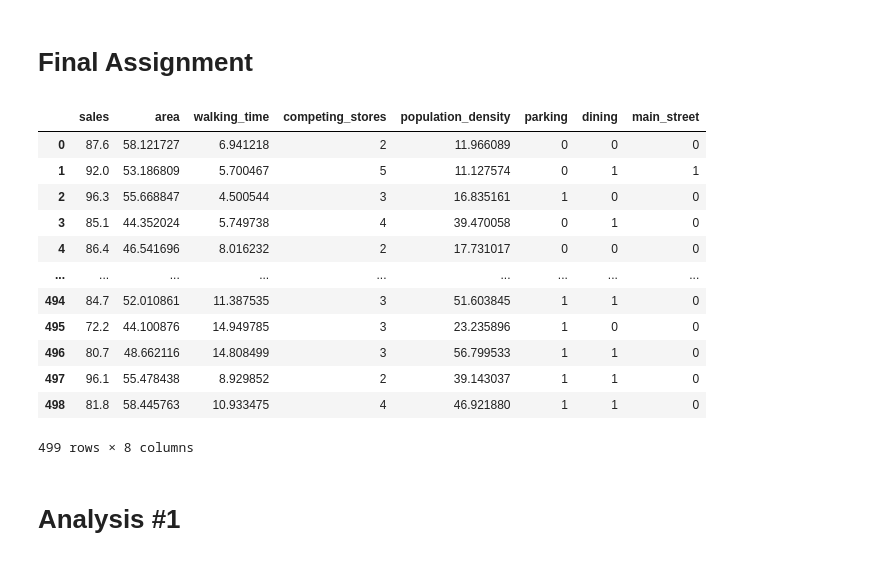
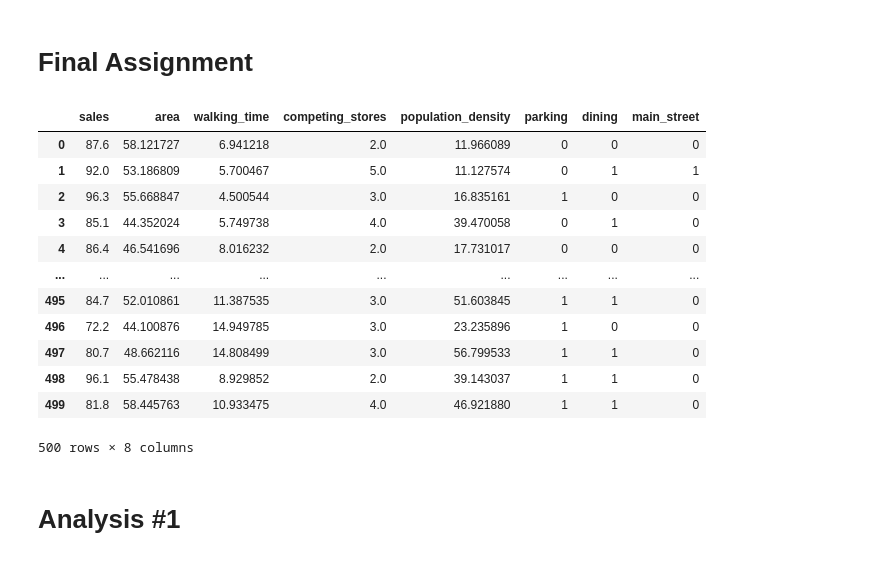
Before and after one commit to Jimin-Park0901/Data-Science, a Jupyter notebook: Store_Sale/final1.ipynb, the cells around one changed output. Drawn from its saved outputs; the diff is of its cells as text; code cells hidden in the pictures.

```diff
--- a/Store_Sale/final1.ipynb
+++ b/Store_Sale/final1.ipynb
@@ -3,28 +3,28 @@
 # %%
 %matplotlib inline
 
 import math
 import numpy as np
 import pandas as pd
 import matplotlib.pyplot as plt
 import seaborn as sns
 
-df = pd.read_csv('store_sales.csv')
+df = pd.read_csv('store_sales (1).csv')
 display(df)
 # %% [output]
 |  | sales | area | walking_time | competing_stores | population_density | parking | dining | main_street |
-| 0 | 87.6 | 58.121727 | 6.941218 | 2 | 11.966089 | 0 | 0 | 0 |
-| 1 | 92.0 | 53.186809 | 5.700467 | 5 | 11.127574 | 0 | 1 | 1 |
-| 2 | 96.3 | 55.668847 | 4.500544 | 3 | 16.835161 | 1 | 0 | 0 |
-| 3 | 85.1 | 44.352024 | 5.749738 | 4 | 39.470058 | 0 | 1 | 0 |
-| 4 | 86.4 | 46.541696 | 8.016232 | 2 | 17.731017 | 0 | 0 | 0 |
+| 0 | 87.6 | 58.121727 | 6.941218 | 2.0 | 11.966089 | 0 | 0 | 0 |
+| 1 | 92.0 | 53.186809 | 5.700467 | 5.0 | 11.127574 | 0 | 1 | 1 |
+| 2 | 96.3 | 55.668847 | 4.500544 | 3.0 | 16.835161 | 1 | 0 | 0 |
+| 3 | 85.1 | 44.352024 | 5.749738 | 4.0 | 39.470058 | 0 | 1 | 0 |
+| 4 | 86.4 | 46.541696 | 8.016232 | 2.0 | 17.731017 | 0 | 0 | 0 |
 | ... | ... | ... | ... | ... | ... | ... | ... | ... |
-| 494 | 84.7 | 52.010861 | 11.387535 | 3 | 51.603845 | 1 | 1 | 0 |
-| 495 | 72.2 | 44.100876 | 14.949785 | 3 | 23.235896 | 1 | 0 | 0 |
-| 496 | 80.7 | 48.662116 | 14.808499 | 3 | 56.799533 | 1 | 1 | 0 |
-| 497 | 96.1 | 55.478438 | 8.929852 | 2 | 39.143037 | 1 | 1 | 0 |
-| 498 | 81.8 | 58.445763 | 10.933475 | 4 | 46.921880 | 1 | 1 | 0 |
+| 495 | 84.7 | 52.010861 | 11.387535 | 3.0 | 51.603845 | 1 | 1 | 0 |
+| 496 | 72.2 | 44.100876 | 14.949785 | 3.0 | 23.235896 | 1 | 0 | 0 |
+| 497 | 80.7 | 48.662116 | 14.808499 | 3.0 | 56.799533 | 1 | 1 | 0 |
+| 498 | 96.1 | 55.478438 | 8.929852 | 2.0 | 39.143037 | 1 | 1 | 0 |
+| 499 | 81.8 | 58.445763 | 10.933475 | 4.0 | 46.921880 | 1 | 1 | 0 |
-499 rows × 8 columns
+500 rows × 8 columns
 # %% [markdown]
 # Analysis #1
 # %%
```
Also changed, not shown: parts of 1 cell of this notebook, 5 other files.
